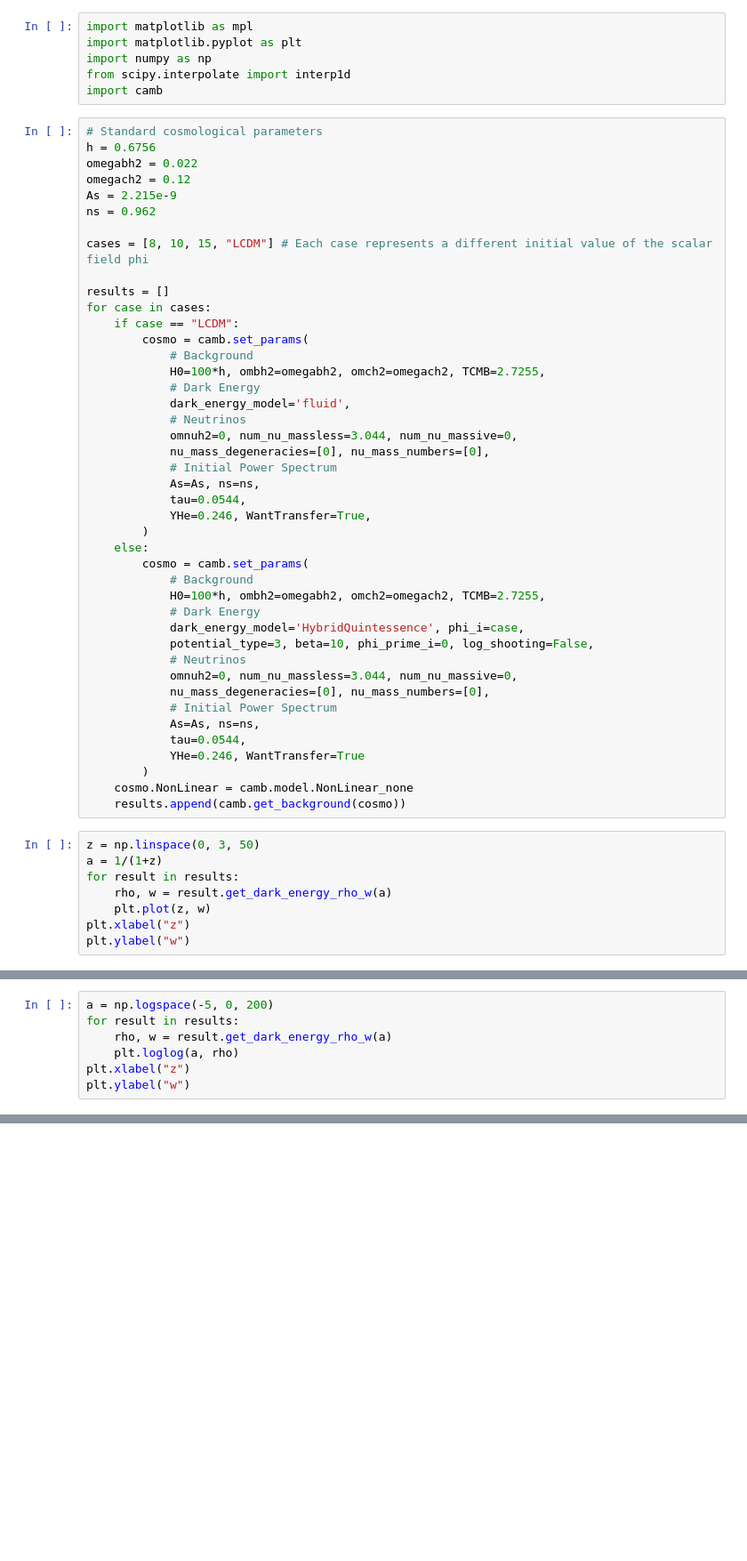
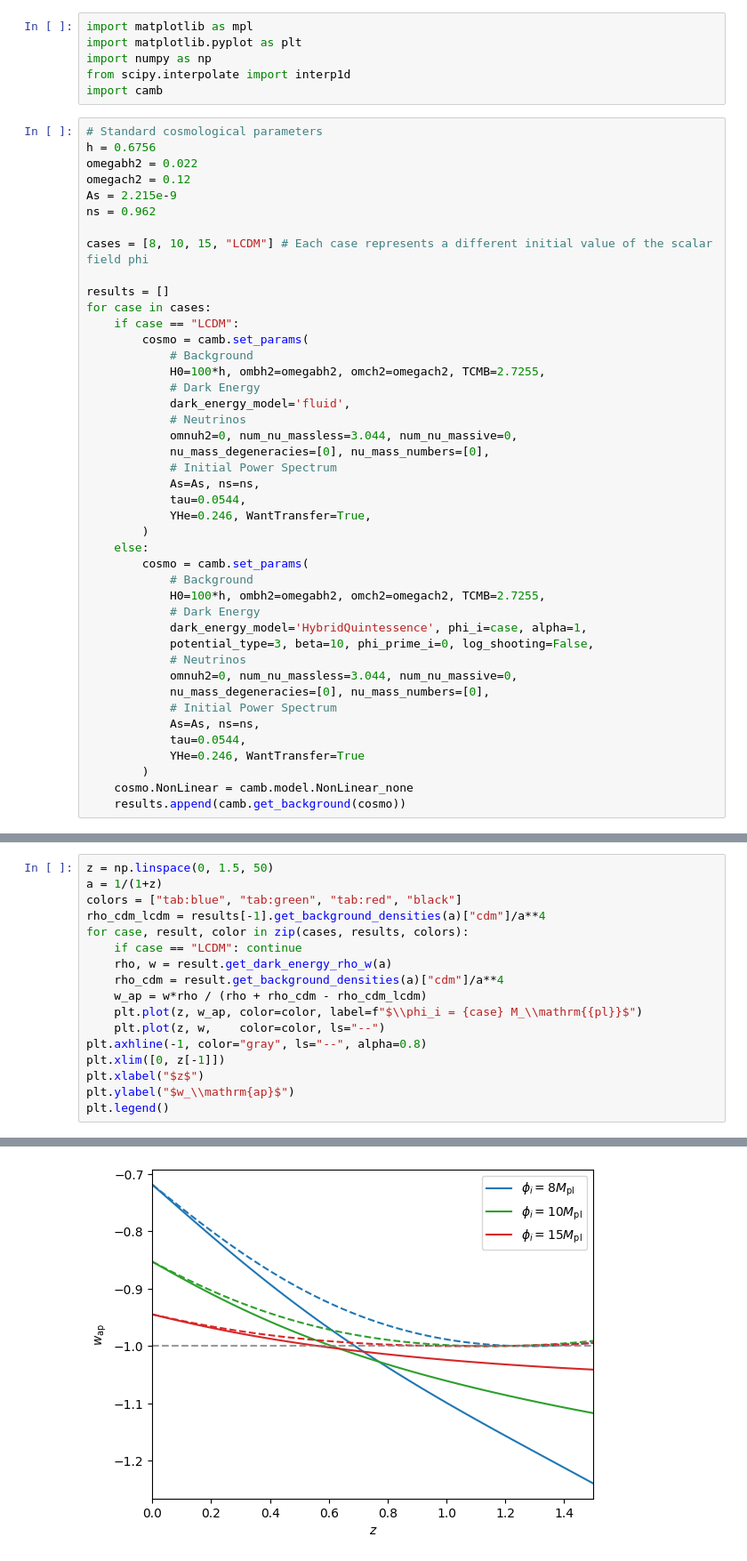
Before and after one commit to joaoreboucas1/CAMB-HDS, a Jupyter notebook: docs/TestPotential.ipynb, the cells around one changed output, grey strips where cells are left out. Shown at 89% size. Cells and saved outputs as stored; diff of their text form; blank space fills up the shorter version.

Commit message:
Debug alpha implementation

```diff
--- a/docs/TestPotential.ipynb
+++ b/docs/TestPotential.ipynb
@@ -38,7 +38,7 @@ for case in cases:
 			# Background
 			H0=100*h, ombh2=omegabh2, omch2=omegach2, TCMB=2.7255,
 			# Dark Energy
-			dark_energy_model='HybridQuintessence', phi_i=case,
+			dark_energy_model='HybridQuintessence', phi_i=case, alpha=1,
 			potential_type=3, beta=10, phi_prime_i=0, log_shooting=False,
 			# Neutrinos
 			omnuh2=0, num_nu_massless=3.044, num_nu_massive=0,
@@ -50,11 +50,3 @@ for case in cases:
 		)
 	cosmo.NonLinear = camb.model.NonLinear_none
 	results.append(camb.get_background(cosmo))
-# %%
-z = np.linspace(0, 3, 50)
-a = 1/(1+z)
-for result in results:
-    rho, w = result.get_dark_energy_rho_w(a)
-    plt.plot(z, w)
-plt.xlabel("z")
-plt.ylabel("w")
@@ -64,7 +52,0 @@ Text(0, 0.5, 'w')
-# %%
-a = np.logspace(-5, 0, 200)
-for result in results:
-    rho, w = result.get_dark_energy_rho_w(a)
-    plt.loglog(a, rho)
-plt.xlabel("z")
-plt.ylabel("w")
@@ -73,0 +53,18 @@ Text(0, 0.5, 'w')
+# %%
+z = np.linspace(0, 1.5, 50)
+a = 1/(1+z)
+colors = ["tab:blue", "tab:green", "tab:red", "black"]
+rho_cdm_lcdm = results[-1].get_background_densities(a)["cdm"]/a**4
+for case, result, color in zip(cases, results, colors):
+    if case == "LCDM": continue
+    rho, w = result.get_dark_energy_rho_w(a)
+    rho_cdm = result.get_background_densities(a)["cdm"]/a**4
+    w_ap = w*rho / (rho + rho_cdm - rho_cdm_lcdm)
+    plt.plot(z, w_ap, color=color, label=f"$\\phi_i = {case} M_\\mathrm{{pl}}$")
+    plt.plot(z, w,    color=color, ls="--")
+plt.axhline(-1, color="gray", ls="--", alpha=0.8)
+plt.xlim([0, z[-1]])
+plt.xlabel("$z$")
+plt.ylabel("$w_\\mathrm{ap}$")
+plt.legend()
+# %% [output]
@@ -73,0 +72 @@ Text(0, 0.5, 'w')
+[figure, added]
```
Also changed, not shown: parts of 3 cells of this notebook, 2 other files.
